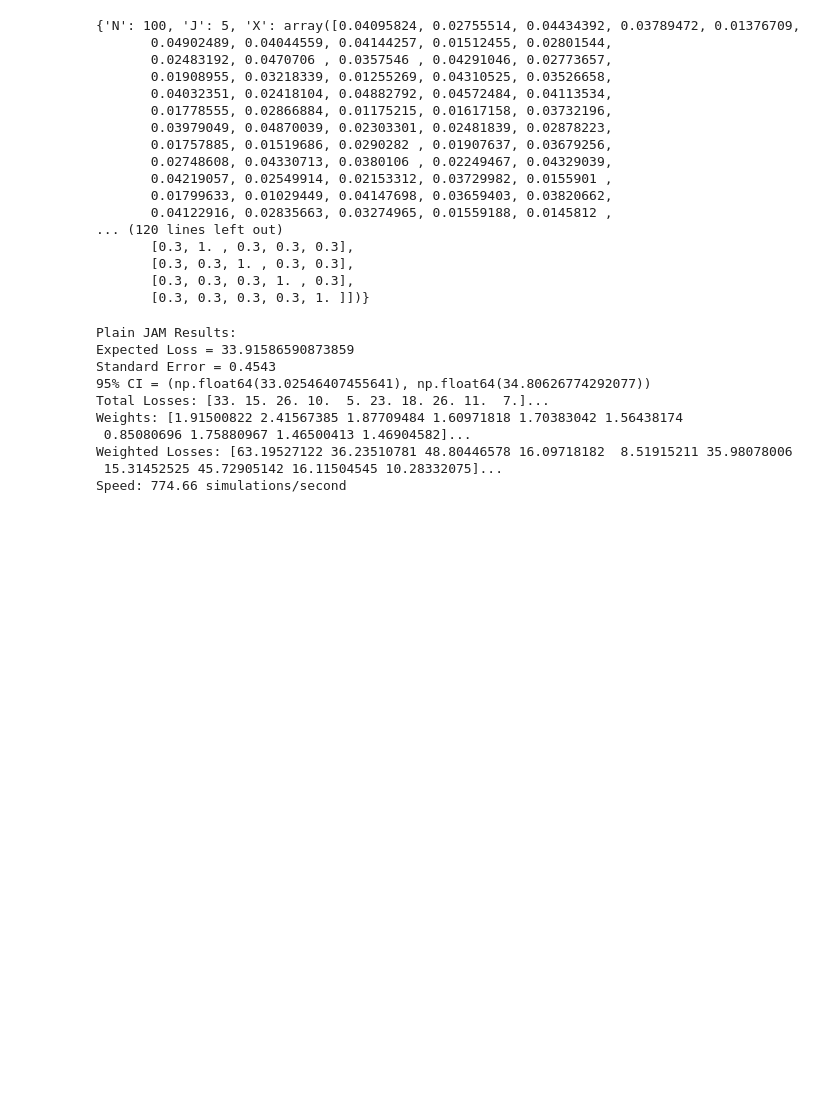
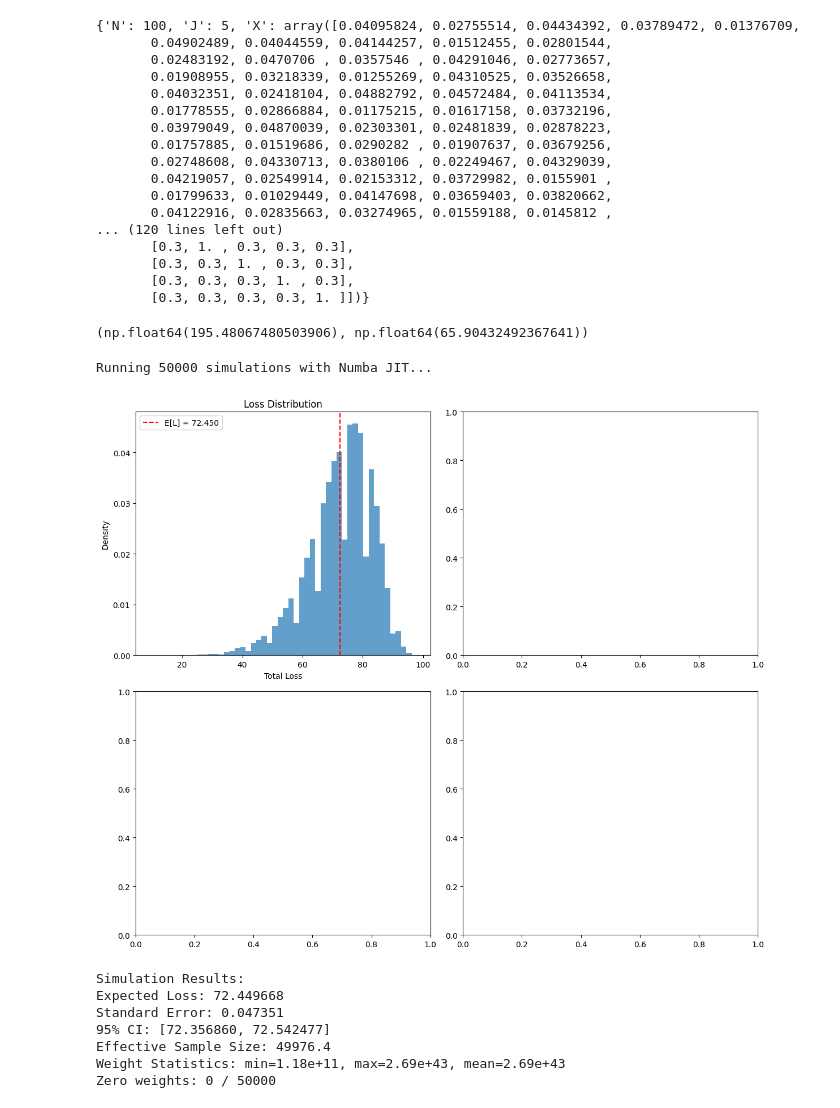
Before and after one commit to Sidh-Sharma/monte_carlo_defaults_sim, a Jupyter notebook: testing/PlainJAM.ipynb, the cells around one changed output. Saved outputs shown, nothing was run; the diff lists cells and outputs as text; code cells hidden in the pictures; blank space fills up the shorter version.

Commit message:
correction and added plots

```diff
--- a/testing/PlainJAM.ipynb
+++ b/testing/PlainJAM.ipynb
@@ -355,28 +186,18 @@ class OptimizedJAMSimulator:
+# %%
+def simulate_plain_jam_mc(params, M=100):
+    losses = np.zeros(M)
+    weights = np.zeros(M)
+    for i in range(M):
+        loss, weight = simulate_plain_jam(params, seed=i)
+        losses[i] = loss
+        weights[i] = weight
+    weighted_losses = losses * weights
+    expected_loss = weighted_losses.mean()
+    stddev = np.std(weighted_losses)
+    return expected_loss, stddev
+# %%
+simulate_plain_jam_mc(params, M=500)
+# %% [output]
+(np.float64(195.48067480503906), np.float64(65.90432492367641))
 # %%
 test_params = draw_params(N=50, J=3)
-
-
-
-#optimized PlainJAM
-simulator_test = OptimizedJAMSimulator(test_params, T=1.0)
-results_test = simulator_test.run_simulation(M=1000)
-print(f"Plain JAM Results:")
-print(f"Expected Loss = {results_test['expected_loss']}")
-print(f"Standard Error = {results_test['std_error']:.4f}")
-print(f"95% CI = {results_test['ci_95']}")
-print(f"Total Losses: {results_test['total_losses'][:10]}...")
-print(f"Weights: {results_test['weights'][:10]}...")
-print(f"Weighted Losses: {results_test['weighted_losses'][:10]}...")
-
-print(f"Speed: {results_test['speed']:.2f} simulations/second")
-# %% [output]
-Plain JAM Results:
-Expected Loss = 33.91586590873859
-Standard Error = 0.4543
-95% CI = (np.float64(33.02546407455641), np.float64(34.80626774292077))
-Total Losses: [33. 15. 26. 10.  5. 23. 18. 26. 11.  7.]...
-Weights: [1.91500822 2.41567385 1.87709484 1.60971818 1.70383042 1.56438174
- 0.85080696 1.75880967 1.46500413 1.46904582]...
-Weighted Losses: [63.19527122 36.23510781 48.80446578 16.09718182  8.51915211 35.98078006
- 15.31452525 45.72905142 16.11504545 10.28332075]...
-Speed: 774.66 simulations/second
@@ -382,0 +768,25 @@ Speed: 774.66 simulations/second
+# %%
+
+# Generate parameters
+params = draw_params(N=100, J=3, seed=42)
+
+# Create simulator
+simulator = MonteCarloDefaultSimulator(params)
+
+# Run simulation
+results = simulator.run_simulation(n_paths=50000, T=1.0, dt_max=0.001, base_seed=1000)
+
+# Plot results
+simulator.plot_results(results)
+
+simulator.plot_sample_intensity_paths_plotly(T=1.0, dt_max=0.0001, n_paths=3, seed=101)
+# %% [output]
+Running 50000 simulations with Numba JIT...
+[figure, added]
+Simulation Results:
+Expected Loss: 72.449668
+Standard Error: 0.047351
+95% CI: [72.356860, 72.542477]
+Effective Sample Size: 49976.4
+Weight Statistics: min=1.18e+11, max=2.69e+43, mean=2.69e+43
+Zero weights: 0 / 50000
```
Also changed, not shown: parts of 3 cells of this notebook.
